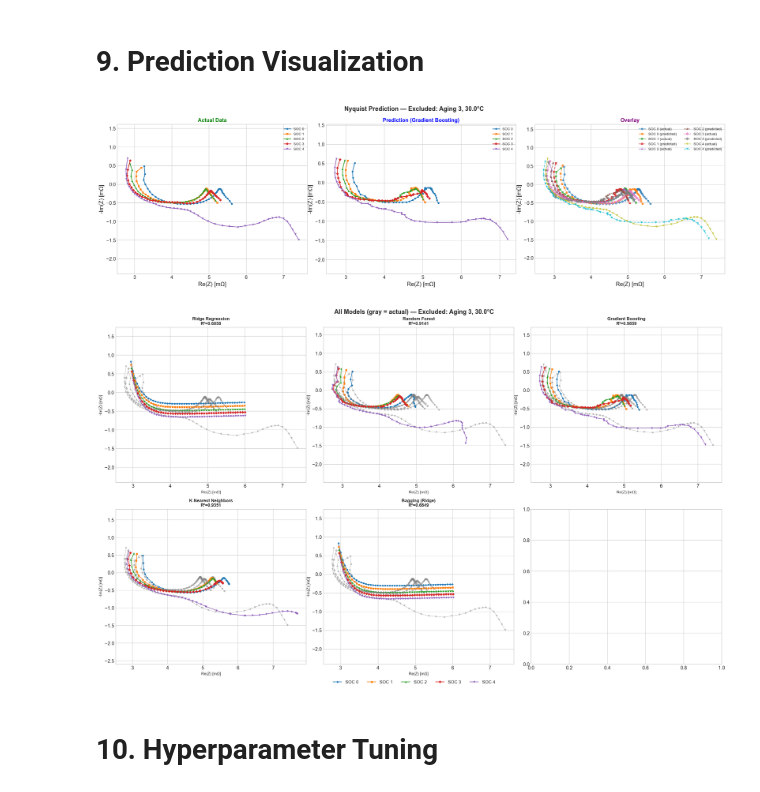
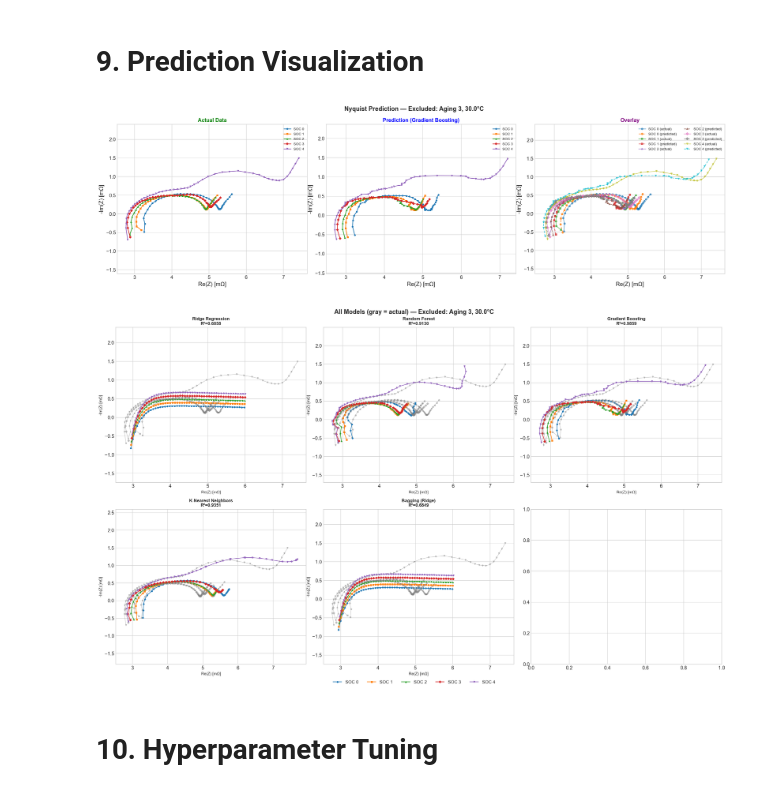
Before and after one commit to marcosoldani/ml_LiBs_project, a Jupyter notebook: notebooks/1_LeaveOneOut.ipynb, the cells around one changed output. Drawn from its saved outputs; the diff is of its cells as text; code cells hidden in the pictures.

```diff
--- a/notebooks/1_LeaveOneOut.ipynb
+++ b/notebooks/1_LeaveOneOut.ipynb
@@ -183,7 +183,7 @@ for aging in range(5):
         mask = subset["Temperature"] == temp
         ax.scatter(
             subset.loc[mask, "Z_real"],
-            -subset.loc[mask, "Z_imag"],
+            subset.loc[mask, "Z_imag"],
             s=1,
             alpha=0.4,
             color=TEMP_COLORS[temp],
@@ -325,7 +325,7 @@ for i, aging in enumerate(AGINGS):
             for soc in sorted(subset['SOC'].unique()):
                 sd = subset[subset['SOC'] == soc]
                 ax.plot(
-                    sd['Z_real'], -sd['Z_imag'],
+                    sd['Z_real'], sd['Z_imag'],
                     marker=SOC_MARKERS[soc],
                     markersize=2,
                     linewidth=0.8,
@@ -570,47 +570,47 @@ for soc in soc_list:
     mask = df_test['SOC'].values == soc
     # Actual data
     axes[0].plot(
-        y_test[mask, 0], -y_test[mask, 1],
+        y_test[mask, 0], y_test[mask, 1],
         marker=SOC_MARKERS[soc], markersize=3, label=f'SOC {soc}'
     )
     # Predicted data
     axes[1].plot(
-        best_pred[mask, 0], -best_pred[mask, 1],
+        best_pred[mask, 0], best_pred[mask, 1],
         marker=SOC_MARKERS[soc], markersize=3, label=f'SOC {soc}'
     )
     # Overlay
     axes[2].plot(
-        y_test[mask, 0], -y_test[mask, 1],
+        y_test[mask, 0], y_test[mask, 1],
         marker=SOC_MARKERS[soc], markersize=4, alpha=0.6,
         linewidth=1.5, label=f'SOC {soc} (actual)'
     )
     axes[2].plot(
-        best_pred[mask, 0], -best_pred[mask, 1],
+        best_pred[mask, 0], best_pred[mask, 1],
         marker=SOC_MARKERS[soc], markersize=4,
         linestyle='--', alpha=0.7, linewidth=1.5, label=f'SOC {soc} (predicted)'
     )
 
 # Configure axes
 for ax, title, color in zip(
     axes,
     ['Actual Data', f'Prediction ({best_model_name})', 'Overlay'],
     ['green', 'blue', 'purple']
 ):
     ax.set_xlabel('Re(Z) [mΩ]')
     ax.set_ylabel('-Im(Z) [mΩ]')
     ax.set_title(title, fontweight='bold', color=color)
     ax.legend(fontsize=8, ncol=2 if 'Overlay' in title else 1)
     ax.set_aspect('equal', adjustable='datalim')
 
 fig.suptitle(
     f'Nyquist Prediction — Excluded: Aging {EXCLUDED_AGING}, {EXCLUDED_TEMP}°C',
     fontsize=14, fontweight='bold'
 )
 
 plt.tight_layout()
 plt.show()
 # %% [output]
-[figure, old version]
+[figure, new version]
 # %%
 # 9.2 All Models
 fig, axes = plt.subplots(2, 3, figsize=(20, 12))
@@ -622,13 +622,13 @@ for idx, (name, pred) in enumerate(predictions.items()):
         mask = df_test['SOC'].values == soc
         # Actual data in gray
         ax.plot(
-            y_test[mask, 0], -y_test[mask, 1],
+            y_test[mask, 0], y_test[mask, 1],
             marker=SOC_MARKERS[soc], markersize=3,
             alpha=0.4, color='gray', linewidth=1
         )
         # Predicted data
         ax.plot(
-            pred[mask, 0], -pred[mask, 1],
+            pred[mask, 0], pred[mask, 1],
             marker=SOC_MARKERS[soc], markersize=3,
             linewidth=1.2, label=f'SOC {soc}'
         )
@@ -656,7 +656,7 @@ fig.suptitle(
 plt.tight_layout()
 plt.show()
 # %% [output]
-[figure, old version]
+[figure, new version]
 # %% [markdown]
 # 10. Hyperparameter Tuning
 # %% [markdown]
```
Also changed, not shown: parts of 6 cells of this notebook, 58 other files.
